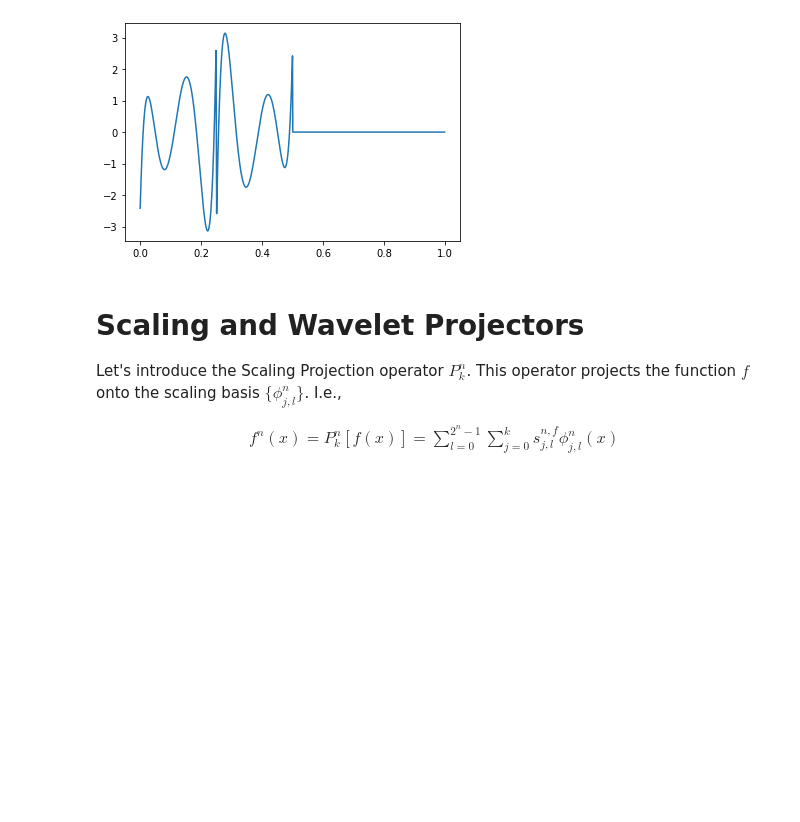
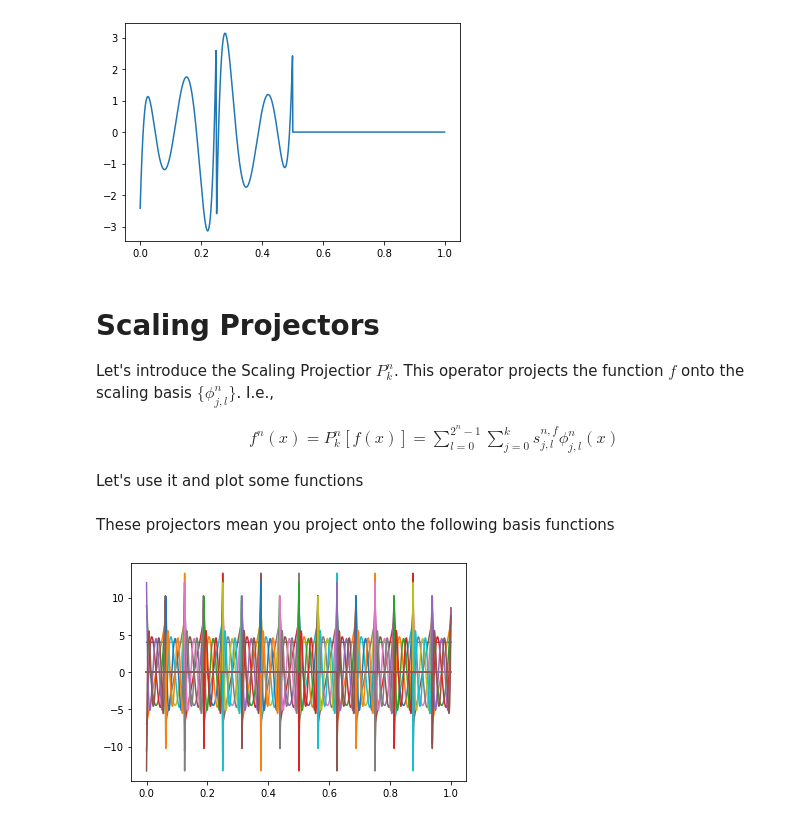
Before and after one commit to bjorgve/hylleraas_school, a Jupyter notebook: HylleraasSchool.ipynb, the cells around one changed output. Cells and saved outputs as stored; diff of their text form; code cells hidden in the pictures; blank space fills up the shorter version.

```diff
--- a/HylleraasSchool.ipynb
+++ b/HylleraasSchool.ipynb
@@ -71,12 +71,15 @@ plt.plot(x, y)
 [<matplotlib.lines.Line2D at 0x...>]
 [figure]
 # %% [markdown]
-# Scaling and Wavelet Projectors
+# Scaling Projectors
 
 
-Let's introduce the Scaling Projection operator $P^n_k$. This operator projects the function $f$ onto the
+Let's introduce the Scaling Projectior $P^n_k$. This operator projects the function $f$ onto the
 scaling basis $\{\phi_{j,l}^n\}$. I.e.,
 
 \begin{align}
 f^n(x) = P^n_k [f(x)] = \sum_{l=0}^{2^n-1} \sum_{j=0}^k s_{j, l}^{n,f} \phi_{j,l}^n(x)
 \end{align}
+
+
+Let's use it and plot some functions
@@ -82,0 +113,11 @@ f^n(x) = P^n_k [f(x)] = \sum_{l=0}^{2^n-1} \sum_{j=0}^k s_{j, l}^{n,f} \phi_{j,
+# %% [markdown]
+These projectors mean you project onto the following basis functions
+# %%
+n = 4
+x = np.arange(0.0, 1.0, 0.001)
+for l in range(2**n):
+    for i in range(6):
+        y = [scaling(i=i, l=l, n=n)([x]) for x in x]
+        plt.plot(x, y)
+# %% [output]
+[figure, added]
```
Also changed, not shown: parts of 12 cells of this notebook, 1 other file.
